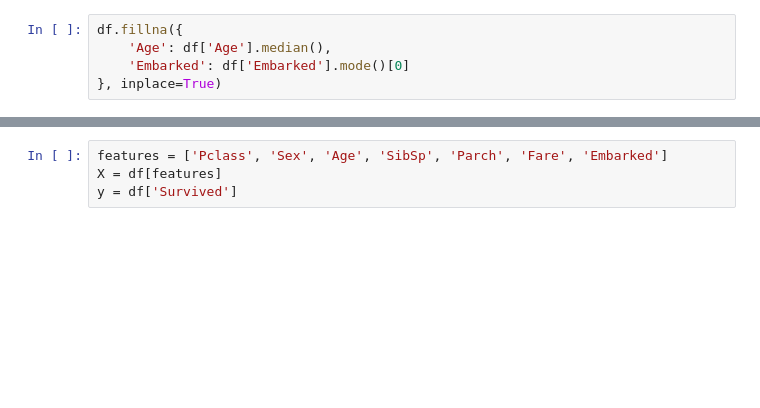
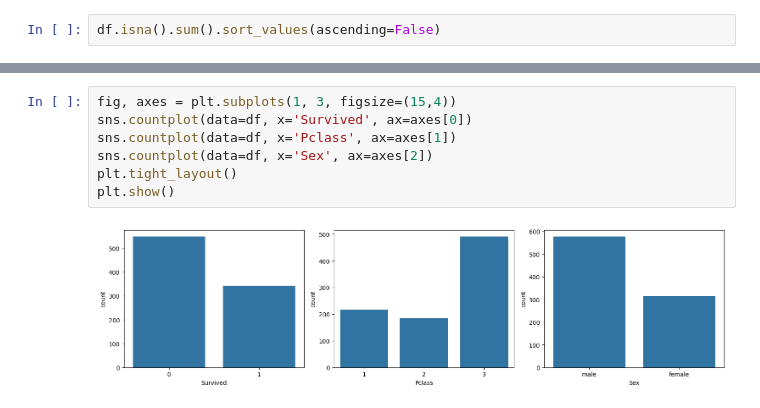
Before and after one commit to farookfasmina/STREAMLIT, a Jupyter notebook: notebooks/model_training.ipynb, the cells around one changed output, grey strips where cells are left out. Drawn from its saved outputs; the diff is of its cells as text; blank space fills up the shorter version.

```diff
--- a/notebooks/model_training.ipynb
+++ b/notebooks/model_training.ipynb
@@ -22,5 +50,2 @@ df.head()
 # %%
-df.fillna({
-    'Age': df['Age'].median(),
-    'Embarked': df['Embarked'].mode()[0]
-}, inplace=True)
+df.isna().sum().sort_values(ascending=False)
@@ -27,5 +66,10 @@ df.fillna({
 # %%
-features = ['Pclass', 'Sex', 'Age', 'SibSp', 'Parch', 'Fare', 'Embarked']
-X = df[features]
-y = df['Survived']
+fig, axes = plt.subplots(1, 3, figsize=(15,4))
+sns.countplot(data=df, x='Survived', ax=axes[0])
+sns.countplot(data=df, x='Pclass', ax=axes[1])
+sns.countplot(data=df, x='Sex', ax=axes[2])
+plt.tight_layout()
+plt.show()
+# %% [output]
+[figure, added]
 # %%
```
Also changed, not shown: parts of 11 cells of this notebook, 3 other files.
